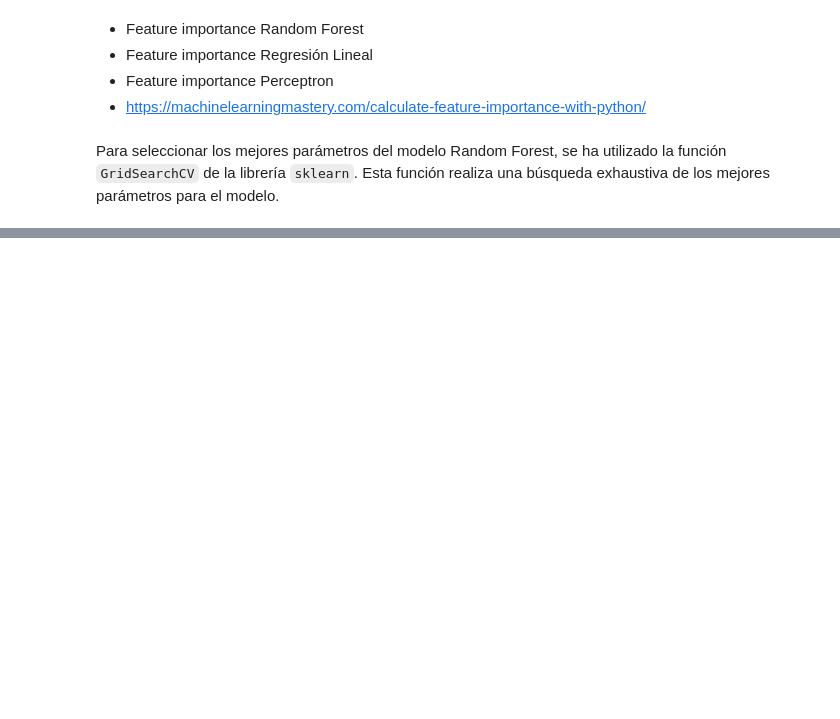
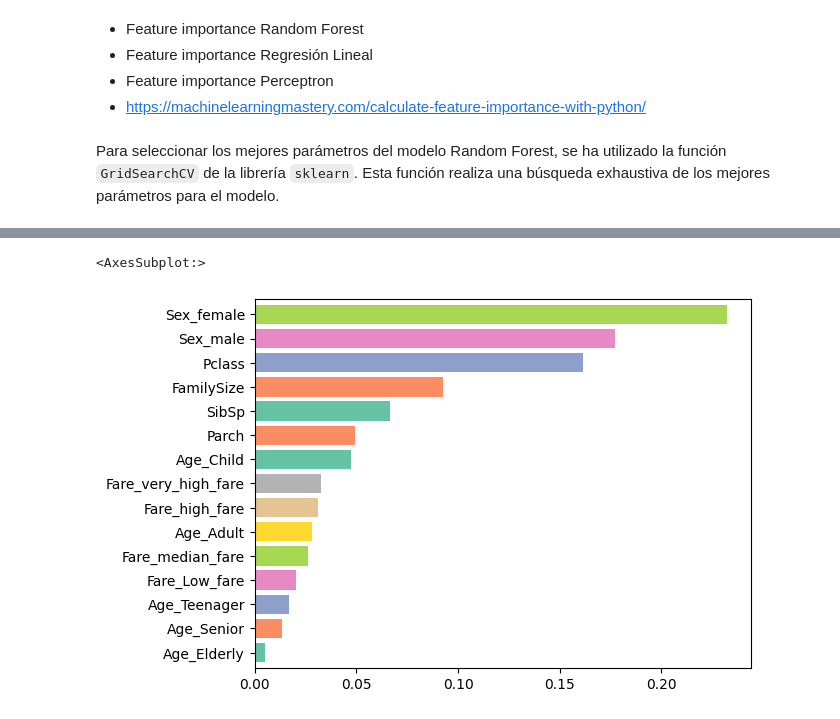
Before and after one commit to Sergimayol/Practica-2-IA, a Jupyter notebook: main.ipynb, the cells around one changed output, grey strips where cells are left out. Saved outputs shown, nothing was run; the diff lists cells and outputs as text; code cells hidden in the pictures; blank space fills up the shorter version.

```diff
--- a/main.ipynb
+++ b/main.ipynb
@@ -460,0 +461,8 @@ Fitting 3 folds for each of 288 candidates, totalling 864 fits
+# %%
+rf.fit(X_train, y_train)
+
+pd.Series(rf.feature_importances_, X_train.columns).sort_values(
+    ascending=True).plot.barh(width=0.8, color=sns.color_palette('Set2', 10))
+# %% [output]
+<AxesSubplot:>
+[figure, added]
```
Also changed, not shown: parts of 7 cells of this notebook.
